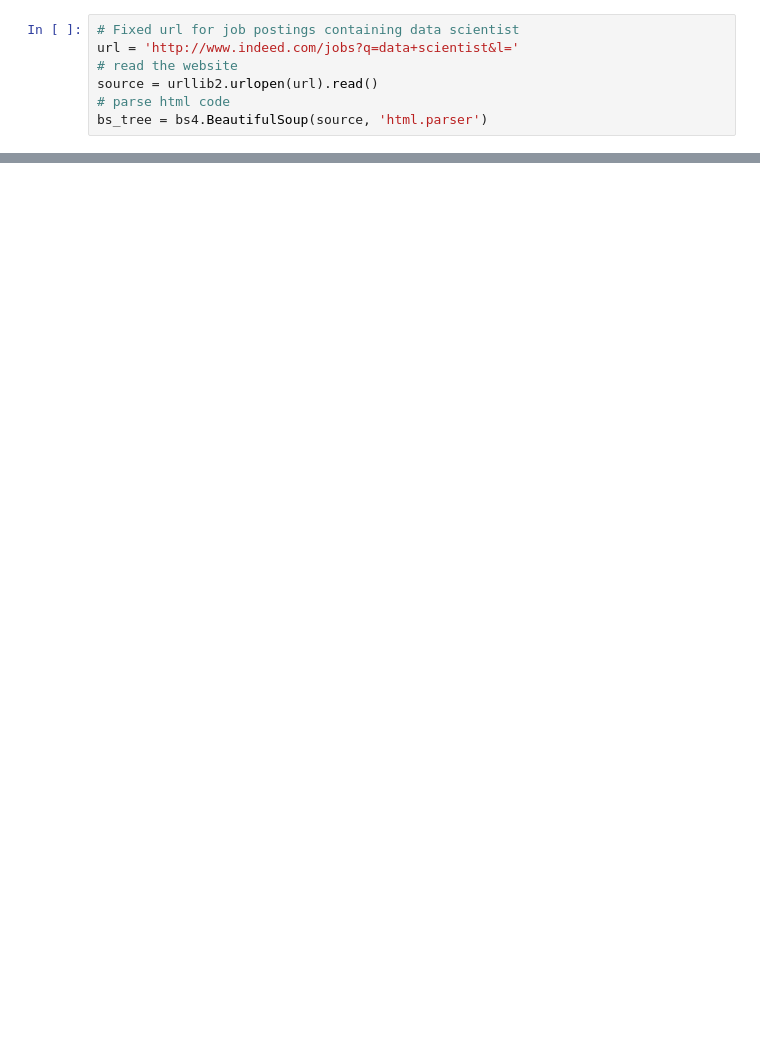
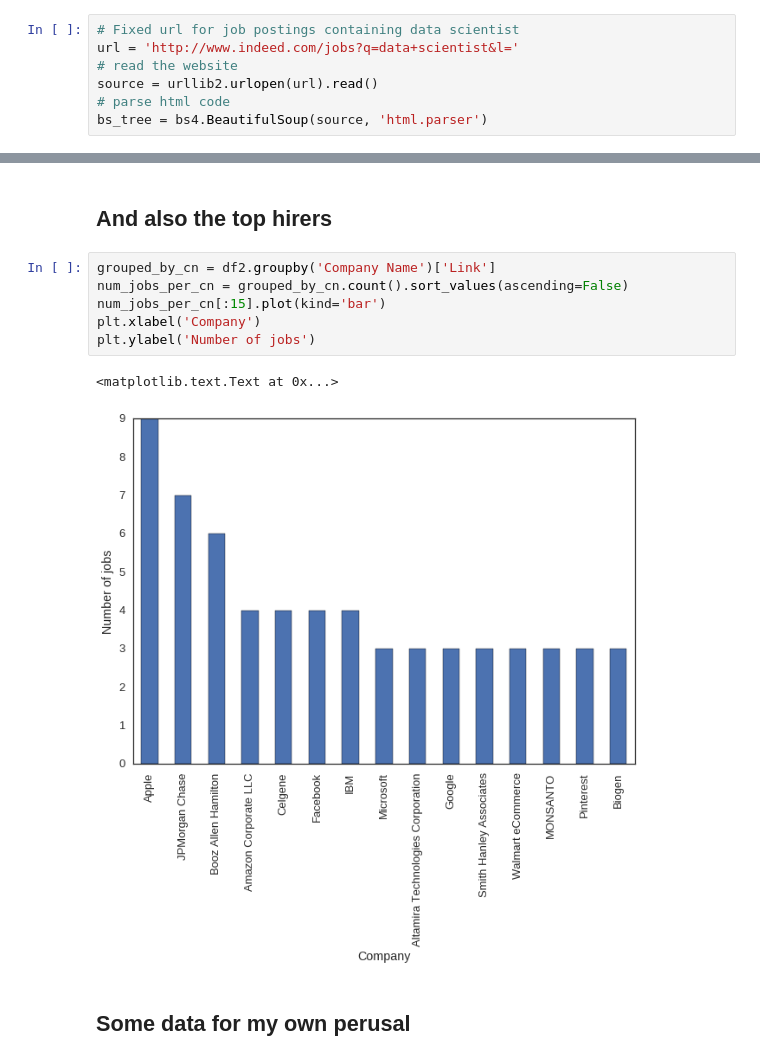
Before and after one commit to harisk87/2015, a Jupyter notebook: Lectures/FirstWebScraper.ipynb, the cells around one changed output, grey strips where cells are left out. Cells and saved outputs as stored; diff of their text form; blank space fills up the shorter version.

```diff
--- a/Lectures/FirstWebScraper.ipynb
+++ b/Lectures/FirstWebScraper.ipynb
@@ -419,0 +307,13 @@ AttributeError: 'ResultSet' object has no attribute 'findAll'
+# %% [markdown]
+## And also the top hirers
+# %%
+grouped_by_cn = df2.groupby('Company Name')['Link']
+num_jobs_per_cn = grouped_by_cn.count().sort_values(ascending=False)
+num_jobs_per_cn[:15].plot(kind='bar')
+plt.xlabel('Company')
+plt.ylabel('Number of jobs')
+# %% [output]
+<matplotlib.text.Text at 0x...>
+[figure, added]
+# %% [markdown]
+## Some data for my own perusal
```
Also changed, not shown: parts of 52 cells of this notebook, 3 other files.
